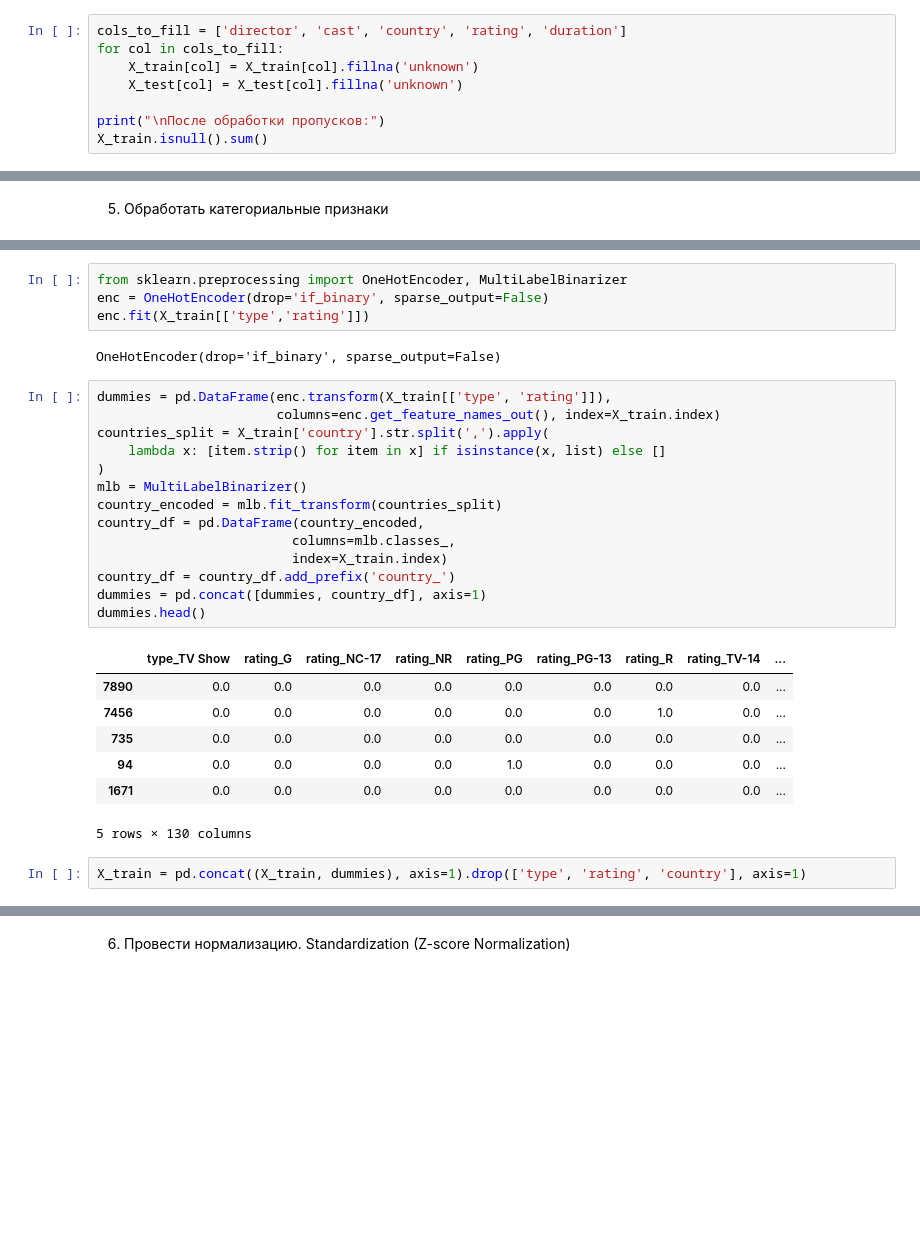
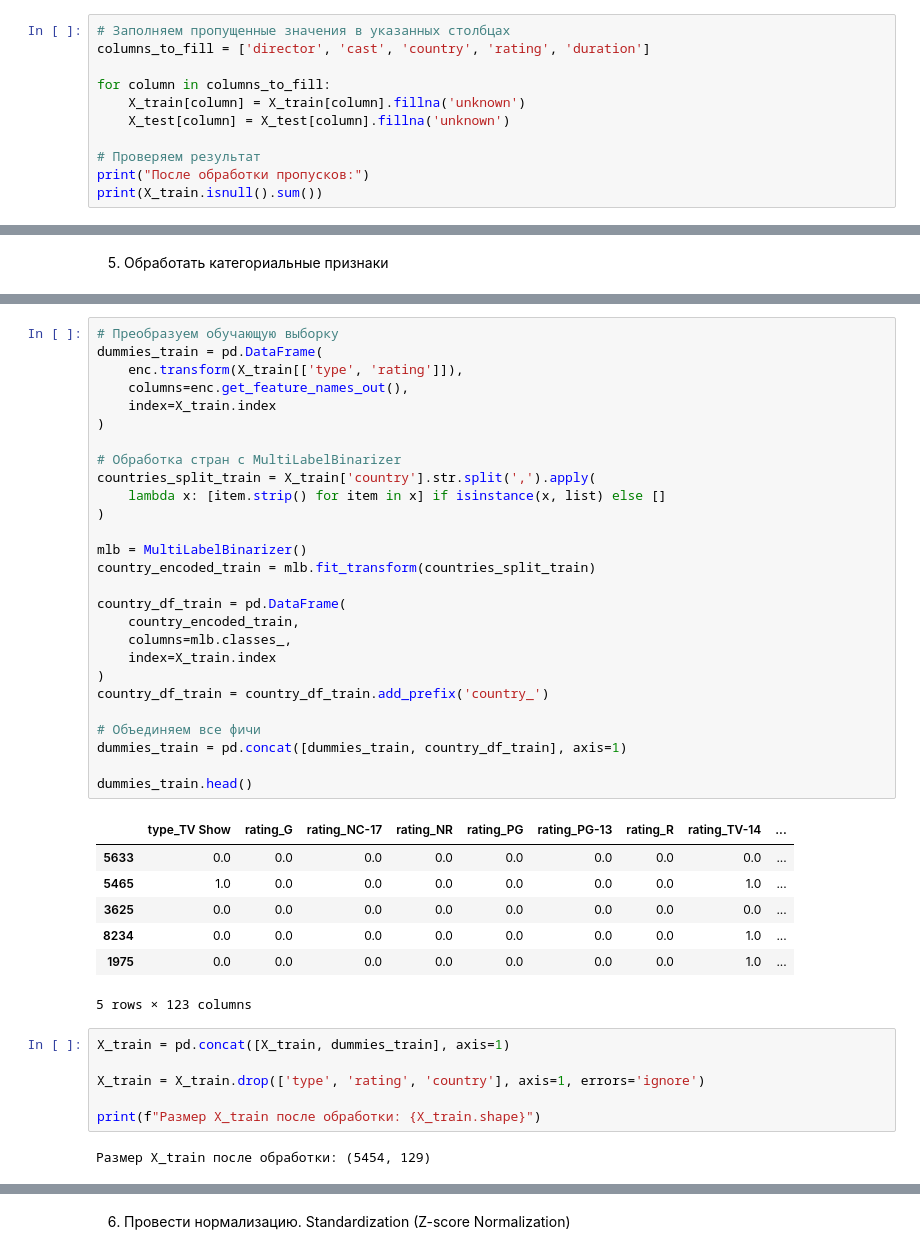
Before and after one commit to kkkkaty/MOAD, a Jupyter notebook: моад1.ipynb, the cells around one changed output, grey strips where cells are left out. Cells and saved outputs as stored; diff of their text form; blank space fills up the shorter version.

```diff
--- a/моад1.ipynb
+++ b/моад1.ipynb
@@ -212,12 +320,15 @@ X_train.isnull().sum()
 | description | 0 |
 dtype: int64
 # %%
-cols_to_fill = ['director', 'cast', 'country', 'rating', 'duration']
-for col in cols_to_fill:
-    X_train[col] = X_train[col].fillna('unknown')
-    X_test[col] = X_test[col].fillna('unknown')
+# Заполняем пропущенные значения в указанных столбцах
+columns_to_fill = ['director', 'cast', 'country', 'rating', 'duration']
 
-print("\nПосле обработки пропусков:")
-X_train.isnull().sum()
+for column in columns_to_fill:
+    X_train[column] = X_train[column].fillna('unknown')
+    X_test[column] = X_test[column].fillna('unknown')
+
+# Проверяем результат
+print("После обработки пропусков:")
+print(X_train.isnull().sum())
 # %% [output]
 После обработки пропусков:
@@ -242,33 +361,46 @@ X_test['rating'] = X_test['rating'].astype('category')
-# %%
-from sklearn.preprocessing import OneHotEncoder, MultiLabelBinarizer
-enc = OneHotEncoder(drop='if_binary', sparse_output=False)
-enc.fit(X_train[['type','rating']])
-# %% [output]
-OneHotEncoder(drop='if_binary', sparse_output=False)
 # %%
-dummies = pd.DataFrame(enc.transform(X_train[['type', 'rating']]),
-                       columns=enc.get_feature_names_out(), index=X_train.index)
-countries_split = X_train['country'].str.split(',').apply(
+# Преобразуем обучающую выборку
+dummies_train = pd.DataFrame(
+    enc.transform(X_train[['type', 'rating']]),
+    columns=enc.get_feature_names_out(),
+    index=X_train.index
+)
+
+# Обработка стран с MultiLabelBinarizer
+countries_split_train = X_train['country'].str.split(',').apply(
     lambda x: [item.strip() for item in x] if isinstance(x, list) else []
 )
+
 mlb = MultiLabelBinarizer()
-country_encoded = mlb.fit_transform(countries_split)
-country_df = pd.DataFrame(country_encoded,
-                         columns=mlb.classes_,
-                         index=X_train.index)
-country_df = country_df.add_prefix('country_')
-dummies = pd.concat([dummies, country_df], axis=1)
-dummies.head()
+country_encoded_train = mlb.fit_transform(countries_split_train)
+
+country_df_train = pd.DataFrame(
+    country_encoded_train,
+    columns=mlb.classes_,
+    index=X_train.index
+)
+country_df_train = country_df_train.add_prefix('country_')
+
+# Объединяем все фичи
+dummies_train = pd.concat([dummies_train, country_df_train], axis=1)
+
+dummies_train.head()
 # %% [output]
 |  | type_TV Show | rating_G | rating_NC-17 | rating_NR | rating_PG | rating_PG-13 | rating_R | rating_TV-14 | ... |
-| 7890 | 0.0 | 0.0 | 0.0 | 0.0 | 0.0 | 0.0 | 0.0 | 0.0 | ... |
-| 7456 | 0.0 | 0.0 | 0.0 | 0.0 | 0.0 | 0.0 | 1.0 | 0.0 | ... |
-| 735 | 0.0 | 0.0 | 0.0 | 0.0 | 0.0 | 0.0 | 0.0 | 0.0 | ... |
-| 94 | 0.0 | 0.0 | 0.0 | 0.0 | 1.0 | 0.0 | 0.0 | 0.0 | ... |
-| 1671 | 0.0 | 0.0 | 0.0 | 0.0 | 0.0 | 0.0 | 0.0 | 0.0 | ... |
+| 5633 | 0.0 | 0.0 | 0.0 | 0.0 | 0.0 | 0.0 | 0.0 | 0.0 | ... |
+| 5465 | 1.0 | 0.0 | 0.0 | 0.0 | 0.0 | 0.0 | 0.0 | 1.0 | ... |
+| 3625 | 0.0 | 0.0 | 0.0 | 0.0 | 0.0 | 0.0 | 0.0 | 0.0 | ... |
+| 8234 | 0.0 | 0.0 | 0.0 | 0.0 | 0.0 | 0.0 | 0.0 | 1.0 | ... |
+| 1975 | 0.0 | 0.0 | 0.0 | 0.0 | 0.0 | 0.0 | 0.0 | 1.0 | ... |
-5 rows × 130 columns
+5 rows × 123 columns
 # %%
-X_train = pd.concat((X_train, dummies), axis=1).drop(['type', 'rating', 'country'], axis=1)
+X_train = pd.concat([X_train, dummies_train], axis=1)
+
+X_train = X_train.drop(['type', 'rating', 'country'], axis=1, errors='ignore')
+
+print(f"Размер X_train после обработки: {X_train.shape}")
+# %% [output]
+Размер X_train после обработки: (5454, 129)
 # %%
 X_train.head()
 # %% [output]
```
Also changed, not shown: parts of 16 cells of this notebook.
